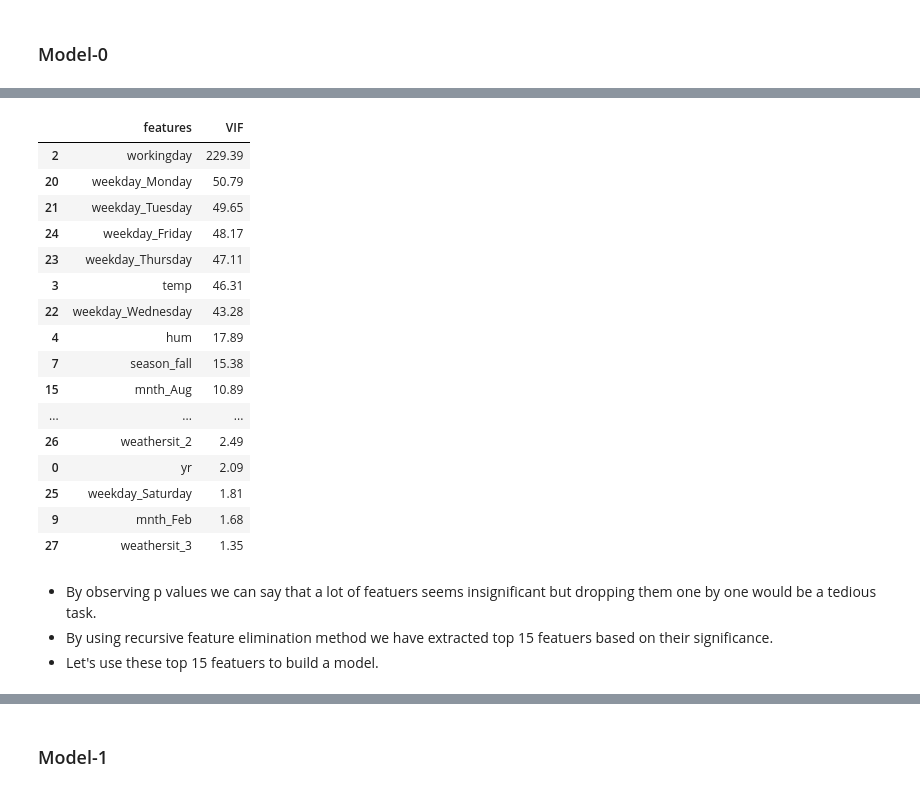
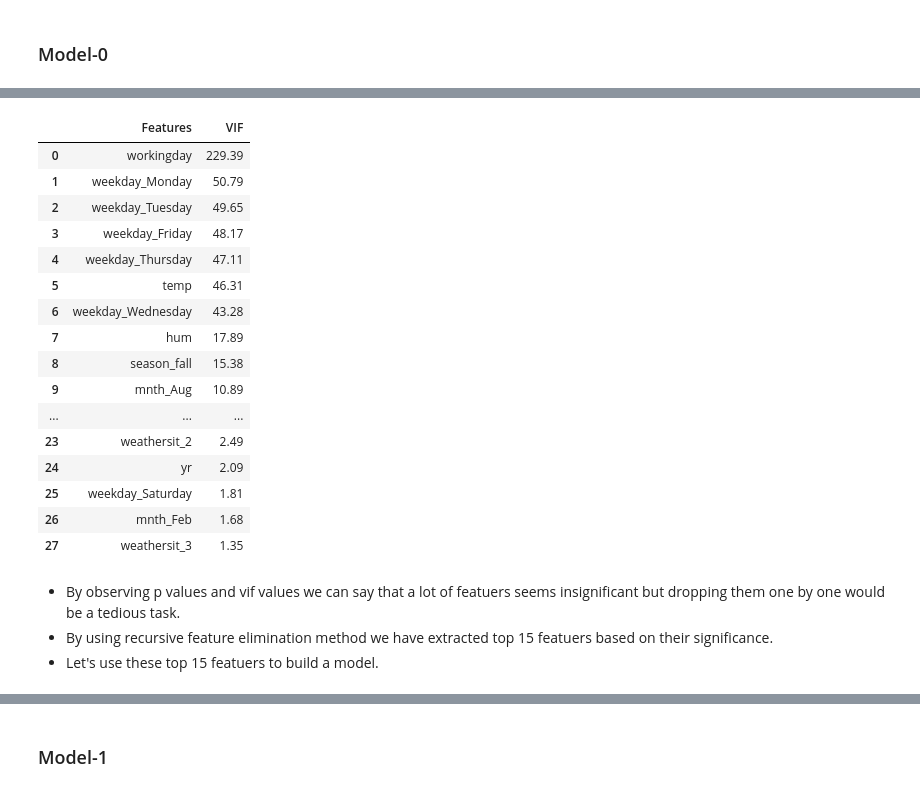
Before and after one commit to devendra2595/Bike_Sharing_Case_Study, a Jupyter notebook: Multiple_Linear_Regression.ipynb, the cells around one changed output, grey strips where cells are left out. Cells and saved outputs as stored; diff of their text form; code cells hidden in the pictures.

```diff
--- a/Multiple_Linear_Regression.ipynb
+++ b/Multiple_Linear_Regression.ipynb
@@ -104,8 +122,12 @@ From df.describe() and df.info() we can conclude that,
 num_cols = ['temp', 'atemp', 'hum', 'windspeed', 'casual', 'registered', 'cnt']
 # %%
 # outliers detection
-plt.figure(figsize=(10,6))
+
+plt.figure(figsize=(15,15))
 for i,j in enumerate(num_cols,1):
     plt.subplot(3,3,i)
-    df[j].plot.box()
+    sns.boxplot(df[j])
+    plt.title(j)
+    plt.xlabel(None)
+plt.show()
 # %% [output]
@@ -194,0 +219,11 @@ memory usage: 72.5+ KB
+# %%
+# Distribution of numerical variables
+
+plt.figure(figsize=(15,15))
+
+for i,j in enumerate(num_cols,1):
+    plt.subplot(4,2,i)
+    sns.distplot(df[j])
+    plt.title(j)
+    plt.xlabel(None)
+plt.show()
@@ -369,5 +411,0 @@ X_train = df_train                         # X-train as predictors i.e, all rema
-# %%
-lm = LinearRegression()                 # defining lm variable as regressor
-lm.fit(X_train,y_train)                 # fitting linear regression model
-rfe = RFE(lm,n_features_to_select=15)   # Selecting top 15 featuers from training dataset using recursive feature elimination method
-rfe = rfe.fit(X_train,y_train)          # training
@@ -451,29 +456,35 @@ Notes:
 # %%
-X = X_train_rfe
+# checking VIF
 
-vif = pd.DataFrame()
-vif["features"] = X.columns
-vif["VIF"] = [round(VIF(X.values, i),2) for i in range(X.shape[1])]
-vif.sort_values("VIF",ascending=False)
+def print_VIF(X):
+    vif = pd.DataFrame()
+    vif['Features'] = X.columns
+    vif['VIF'] = [variance_inflation_factor(X.values, i) for i in range(X.shape[1])]
+    vif['VIF'] = round(vif['VIF'], 2)
+    vif.sort_values(by = "VIF", ascending = False,inplace=True)
+    vif.reset_index(drop=True,inplace=True)
+    return vif
+
+print_VIF(X_train)
 # %% [output]
-|  | features | VIF |
-| 2 | workingday | 229.39 |
-| 20 | weekday_Monday | 50.79 |
-| 21 | weekday_Tuesday | 49.65 |
-| 24 | weekday_Friday | 48.17 |
-| 23 | weekday_Thursday | 47.11 |
-| 3 | temp | 46.31 |
-| 22 | weekday_Wednesday | 43.28 |
-| 4 | hum | 17.89 |
-| 7 | season_fall | 15.38 |
-| 15 | mnth_Aug | 10.89 |
+|  | Features | VIF |
+| 0 | workingday | 229.39 |
+| 1 | weekday_Monday | 50.79 |
+| 2 | weekday_Tuesday | 49.65 |
+| 3 | weekday_Friday | 48.17 |
+| 4 | weekday_Thursday | 47.11 |
+| 5 | temp | 46.31 |
+| 6 | weekday_Wednesday | 43.28 |
+| 7 | hum | 17.89 |
+| 8 | season_fall | 15.38 |
+| 9 | mnth_Aug | 10.89 |
 | ... | ... | ... |
-| 26 | weathersit_2 | 2.49 |
-| 0 | yr | 2.09 |
+| 23 | weathersit_2 | 2.49 |
+| 24 | yr | 2.09 |
 | 25 | weekday_Saturday | 1.81 |
-| 9 | mnth_Feb | 1.68 |
+| 26 | mnth_Feb | 1.68 |
 | 27 | weathersit_3 | 1.35 |
 # %% [markdown]
-- By observing p values we can say that a lot of featuers seems insignificant but dropping them one by one would be a tedious task.
+- By observing p values and vif values we can say that a lot of featuers seems insignificant but dropping them one by one would be a tedious task.
 - By using recursive feature elimination method we have extracted top 15 featuers based on their significance.
 - Let's use these top 15 featuers to build a model.
```
Also changed, not shown: parts of 58 cells of this notebook.
